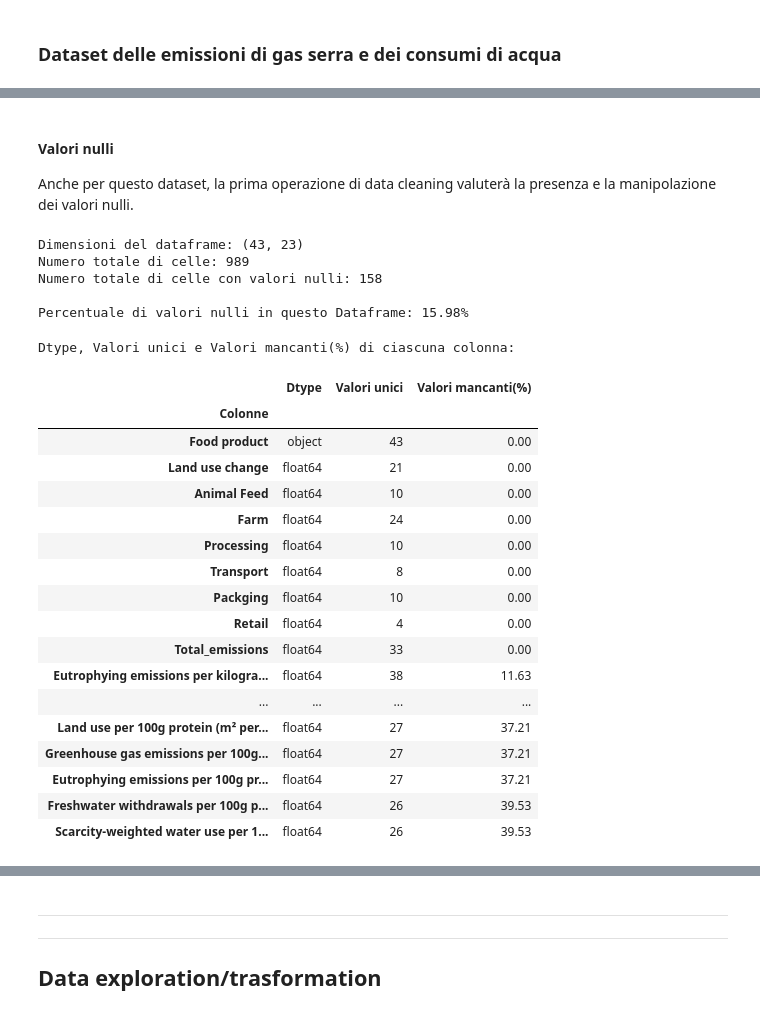
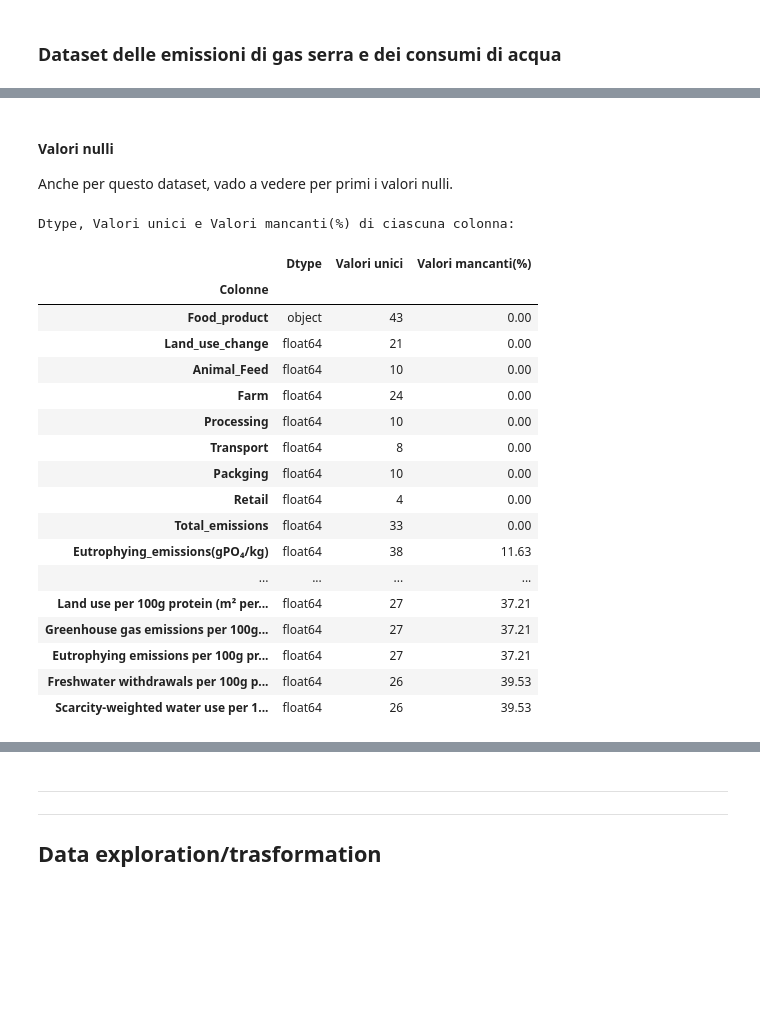
Before and after one commit to TheHextech/start2impact, a Jupyter notebook: Data_Science/Food_Project_DataVisualization_DataManipulation/EmanueleImmesiDataVis.ipynb, the cells around one changed output, grey strips where cells are left out. Cells and saved outputs as stored; diff of their text form; code cells hidden in the pictures; blank space fills up the shorter version.

```diff
--- a/Data_Science/Food_Project_DataVisualization_DataManipulation/EmanueleImmesiDataVis.ipynb
+++ b/Data_Science/Food_Project_DataVisualization_DataManipulation/EmanueleImmesiDataVis.ipynb
@@ -388,25 +321,0 @@ Anche in questo caso sfrutterò *fuzzywuzzy* per facilitarmi il lavoro, mentre i
-# %%
-# Inizializzo un dizionario che avrà:
-dict_20elements = {}
-
-counter = 0
-
-for item in top20_emission_sorted:
-
-    matches = fuzzywuzzy.process.extract(item, df.Item.unique(), limit=6, scorer=fuzzywuzzy.fuzz.token_sort_ratio)
-
-    # Come chiavi i 20 nomi degli alimenti del dataframe delle emissioni
-    key = item
-
-    # Come valori la lista dei 6 nomi ottenuti per miglior punteggio con fuzzywuzzy
-    values = [matches[n][0] for n in range(6)]
-
-    # Introduco chiavi e valori nel dizionario
-    dict_20elements[key] = values
-
-for key, values in dict_20elements.items():
-
-    counter += 1
-
-    print(f"{counter} Elemento in esame: {key}\nMigliori matches: {values}")
-    print('-'*90 + '\n')
@@ -649,51 +498,45 @@ df.head()
+# %%
+# Rimuovo gli spazi nei titoli delle colonne che non contengono parentesi
+df_emiss.rename(columns={cols: cols.replace(' ', '_') for cols in df_emiss.columns if not '(' in cols}, inplace=True)
+
+# Modifico i titoli più lunghi e li sostituisco nel dataframe, eliminando anche gli spazi
+replace_dict = {
+    "Eutrophying emissions per kilogram (gPO₄eq per kilogram)":"Eutrophying emissions(gPO₄/kg)",
+    "Freshwater withdrawals per kilogram (liters per kilogram)":"Freshwater withdrawals(L/kg)",
+    "Land use per kilogram (m² per kilogram)":"Land use(m²/kg)"
+    }
+
+df_emiss.rename(columns={key:value.replace(' ', '_') for (key, value) in replace_dict.items()}, inplace=True)
 # %% [markdown]
 #### Valori nulli
 
-Anche per questo dataset, la prima operazione di data cleaning valuterà la presenza e la manipolazione dei valori nulli.
+Anche per questo dataset, vado a vedere per primi i valori nulli.
-# %%
-print(f'Dimensioni del dataframe: {df.shape}')
-
-# Quante celle contengono valori nulli rispetto alle celle totali?
-total_cells = np.product(df.shape)
-print(f'Numero totale di celle: {total_cells}')
-
-total_missing = df.isnull().sum().sum()
-print(f'Numero totale di celle con valori nulli: {total_missing}')
-
-percent_missing = round(total_missing/total_cells * 100, 2)
-print(f'\nPercentuale di valori nulli in questo Dataframe: {percent_missing}%')
-# %% [output]
-Dimensioni del dataframe: (43, 23)
-Numero totale di celle: 989
-Numero totale di celle con valori nulli: 158
-
-Percentuale di valori nulli in questo Dataframe: 15.98%
 # %%
 pd.set_option('display.max_rows', 23)
 
-# Costruisco una tabella riassuntiva sui Dtype, valori unici e valori nulli di tutte le colonne
+
 print("Dtype, Valori unici e Valori mancanti(%) di ciascuna colonna:")
 
-emission_df_info = pd.DataFrame({"Dtype": df.dtypes,
-                                 "Valori unici": df.nunique(),
-                                 "Valori mancanti(%)": round(df.isnull().sum()/df.shape[0]*100, 2)
+emission_df_info = pd.DataFrame({"Dtype": df_emiss.dtypes,
+                                 "Valori unici": df_emiss.nunique(),
+                                 "Valori mancanti(%)": round(df_emiss.isnull().sum()/df_emiss.shape[0]*100, 2)
                                  }).rename_axis('Colonne', axis='rows')
 
 emission_df_info.sort_values(by='Valori mancanti(%)')
 # %% [output]
 Dtype, Valori unici e Valori mancanti(%) di ciascuna colonna:
 |  | Dtype | Valori unici | Valori mancanti(%) |
 | Colonne |  |  |  |
-| Food product | object | 43 | 0.00 |
-| Land use change | float64 | 21 | 0.00 |
-| Animal Feed | float64 | 10 | 0.00 |
+| Food_product | object | 43 | 0.00 |
+| Land_use_change | float64 | 21 | 0.00 |
+| Animal_Feed | float64 | 10 | 0.00 |
 | Farm | float64 | 24 | 0.00 |
 | Processing | float64 | 10 | 0.00 |
 | Transport | float64 | 8 | 0.00 |
 | Packging | float64 | 10 | 0.00 |
 | Retail | float64 | 4 | 0.00 |
 | Total_emissions | float64 | 33 | 0.00 |
-| Eutrophying emissions per kilogra... | float64 | 38 | 11.63 |
+| Eutrophying_emissions(gPO₄/kg) | float64 | 38 | 11.63 |
 | ... | ... | ... | ... |
 | Land use per 100g protein (m² per... | float64 | 27 | 37.21 |
 | Greenhouse gas emissions per 100g... | float64 | 27 | 37.21 |
```
Also changed, not shown: parts of 83 cells of this notebook, 3 other files.
